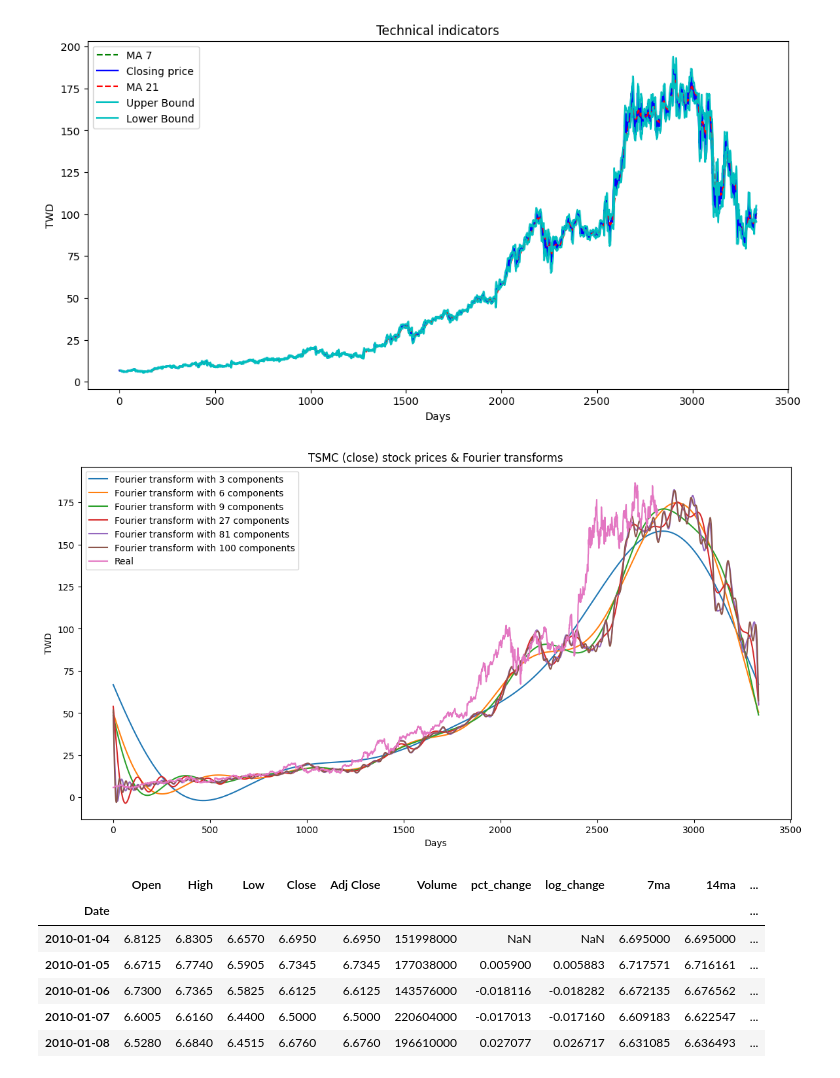
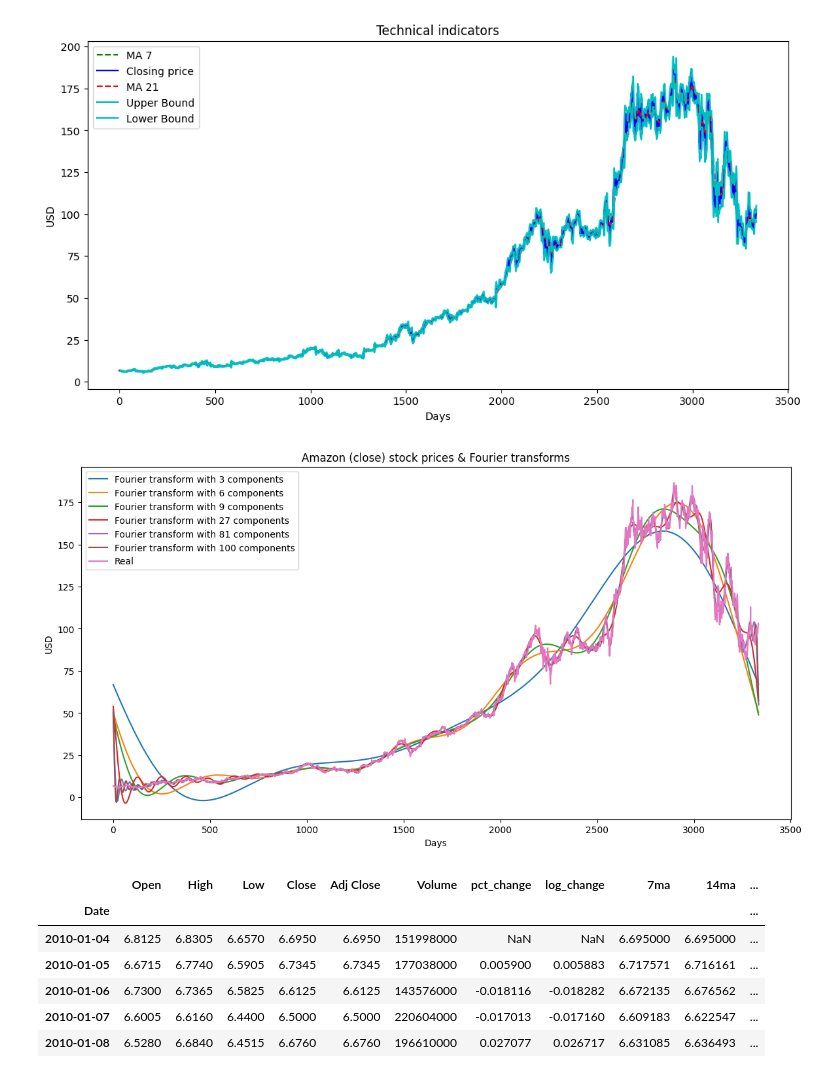
Before and after one commit to fola789/Amazon-Stock-Price-Forecasting-Using-LSTM-and-GAN, a Jupyter notebook: Preprocessing.ipynb, the cells around one changed output. Saved outputs shown, nothing was run; the diff lists cells and outputs as text; code cells hidden in the pictures.

```diff
--- a/Preprocessing.ipynb
+++ b/Preprocessing.ipynb
@@ -90,35 +103,35 @@ plt.legend()
 # %%
 # Compute the fast Fourier transform of the 'Close' column
 close_fft = np.fft.fft(np.asarray(data['Close'].tolist()))
 
 # Create a DataFrame with the Fourier transformed values, their absolute values, and angles
 fft_df = pd.DataFrame({'fft':close_fft})
 fft_df['absolute'] = fft_df['fft'].apply(lambda x: np.abs(x))
 fft_df['angle'] = fft_df['fft'].apply(lambda x: np.angle(x))
 
 # Create a figure for plotting the Fourier transforms
 plt.figure(figsize=(14, 7), dpi=100)
 
 # Convert the Fourier transformed values to an array
 fft_list = np.asarray(fft_df['fft'].tolist())
 
 # Iterate over a list of integers representing the number of components to keep in the Fourier transform
 for num_ in [3, 6, 9, 27, 81, 100]:
     fft_list_m10= np.copy(fft_list); # Create a copy of the Fourier transformed values
     fft_list_m10[num_:-num_] = 0 # Set all but the first and last num_ values in fft_list_m10 to zero
     data[f'FT_{num_}components'] = np.fft.ifft(fft_list_m10) # Compute the inverse Fourier transform of fft_list_m10 and store it in a new column in data_combine
     plt.plot(np.fft.ifft(fft_list_m10), label='Fourier transform with {} components'.format(num_)) # Plot the inverse Fourier transform with a label indicating the number of components kept
 
 # Plot the actual 'Close' values from data_combine
-plt.plot(data_combine['Close'].values,  label='Real')
+plt.plot(data['Close'].values,  label='Real')
 # Set the labels and title of the plot, and show the legend
 plt.xlabel('Days')
-plt.ylabel('TWD')
-plt.title('TSMC (close) stock prices & Fourier transforms')
+plt.ylabel('USD')
+plt.title('Amazon (close) stock prices & Fourier transforms')
 plt.legend()
 plt.show()
 # %% [output]
-[figure, old version]
+[figure, new version]
 # %%
 data['FT_3components'] = data['FT_3components'].astype('float')
 data['FT_6components'] = data['FT_6components'].astype('float')
```
Also changed, not shown: parts of 4 cells of this notebook, 4 other files.
